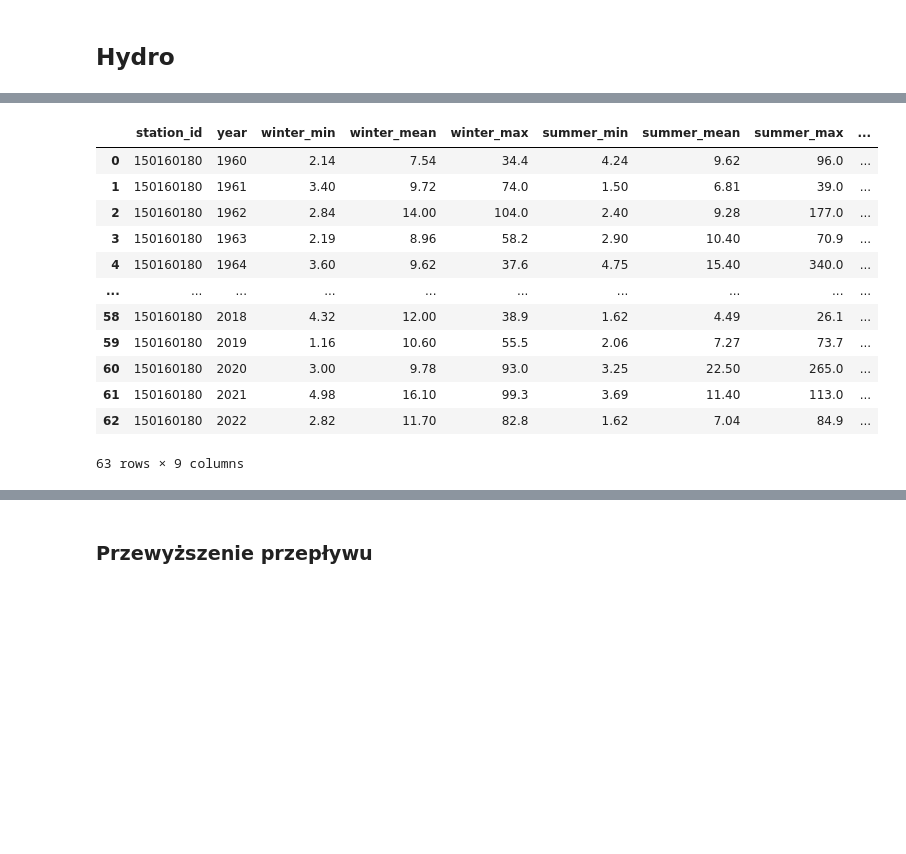
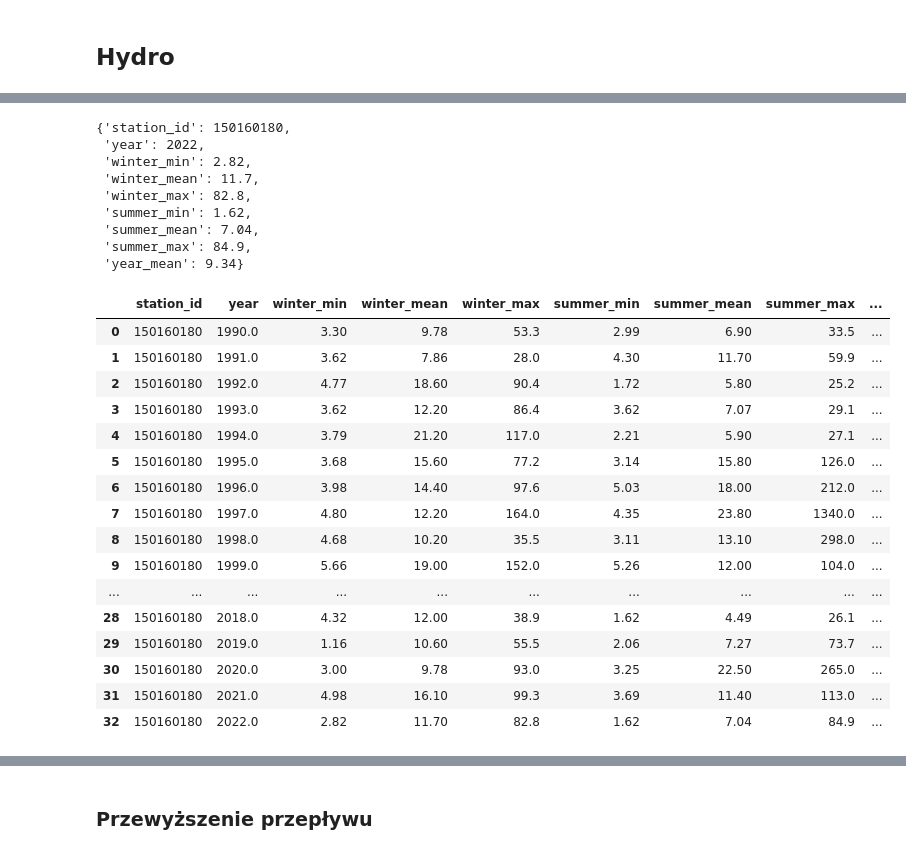
Before and after one commit to Daldek/IMGWTools, a Jupyter notebook: Notebooks/Stats.ipynb, the cells around one changed output, grey strips where cells are left out. Saved outputs shown, nothing was run; the diff lists cells and outputs as text; code cells hidden in the pictures; blank space fills up the shorter version.

```diff
--- a/Notebooks/Stats.ipynb
+++ b/Notebooks/Stats.ipynb
@@ -12,21 +108,37 @@ from hydro_stats import *
 # %%
 parameter = "Q"
 station = StationData(station_id=150160180, parameter=parameter)
-station.station_data_to_df(start_year=1960)
+station.station_data_to_dict(r"..\data\downloaded\dane_hydrologiczne\polroczne_i_roczne\2022\polr_Q_2022.csv")
 # %% [output]
-|  | station_id | year | winter_min | winter_mean | winter_max | summer_min | summer_mean | summer_max | ... |
-| 0 | 150160180 | 1960 | 2.14 | 7.54 | 34.4 | 4.24 | 9.62 | 96.0 | ... |
-| 1 | 150160180 | 1961 | 3.40 | 9.72 | 74.0 | 1.50 | 6.81 | 39.0 | ... |
-| 2 | 150160180 | 1962 | 2.84 | 14.00 | 104.0 | 2.40 | 9.28 | 177.0 | ... |
-| 3 | 150160180 | 1963 | 2.19 | 8.96 | 58.2 | 2.90 | 10.40 | 70.9 | ... |
-| 4 | 150160180 | 1964 | 3.60 | 9.62 | 37.6 | 4.75 | 15.40 | 340.0 | ... |
-| ... | ... | ... | ... | ... | ... | ... | ... | ... | ... |
-| 58 | 150160180 | 2018 | 4.32 | 12.00 | 38.9 | 1.62 | 4.49 | 26.1 | ... |
-| 59 | 150160180 | 2019 | 1.16 | 10.60 | 55.5 | 2.06 | 7.27 | 73.7 | ... |
-| 60 | 150160180 | 2020 | 3.00 | 9.78 | 93.0 | 3.25 | 22.50 | 265.0 | ... |
-| 61 | 150160180 | 2021 | 4.98 | 16.10 | 99.3 | 3.69 | 11.40 | 113.0 | ... |
-| 62 | 150160180 | 2022 | 2.82 | 11.70 | 82.8 | 1.62 | 7.04 | 84.9 | ... |
-63 rows × 9 columns
+{'station_id': 150160180,
+ 'year': 2022,
+ 'winter_min': 2.82,
+ 'winter_mean': 11.7,
+ 'winter_max': 82.8,
+ 'summer_min': 1.62,
+ 'summer_mean': 7.04,
+ 'summer_max': 84.9,
+ 'year_mean': 9.34}
+# %%
+station.station_data_to_df(start_year=1990, end_year=2023)
+# %% [output]
+|  | station_id | year | winter_min | winter_mean | winter_max | summer_min | summer_mean | summer_max | ... |
+| 0 | 150160180 | 1990.0 | 3.30 | 9.78 | 53.3 | 2.99 | 6.90 | 33.5 | ... |
+| 1 | 150160180 | 1991.0 | 3.62 | 7.86 | 28.0 | 4.30 | 11.70 | 59.9 | ... |
+| 2 | 150160180 | 1992.0 | 4.77 | 18.60 | 90.4 | 1.72 | 5.80 | 25.2 | ... |
+| 3 | 150160180 | 1993.0 | 3.62 | 12.20 | 86.4 | 3.62 | 7.07 | 29.1 | ... |
+| 4 | 150160180 | 1994.0 | 3.79 | 21.20 | 117.0 | 2.21 | 5.90 | 27.1 | ... |
+| 5 | 150160180 | 1995.0 | 3.68 | 15.60 | 77.2 | 3.14 | 15.80 | 126.0 | ... |
+| 6 | 150160180 | 1996.0 | 3.98 | 14.40 | 97.6 | 5.03 | 18.00 | 212.0 | ... |
+| 7 | 150160180 | 1997.0 | 4.80 | 12.20 | 164.0 | 4.35 | 23.80 | 1340.0 | ... |
+| 8 | 150160180 | 1998.0 | 4.68 | 10.20 | 35.5 | 3.11 | 13.10 | 298.0 | ... |
+| 9 | 150160180 | 1999.0 | 5.66 | 19.00 | 152.0 | 5.26 | 12.00 | 104.0 | ... |
+| ... | ... | ... | ... | ... | ... | ... | ... | ... | ... |
+| 28 | 150160180 | 2018.0 | 4.32 | 12.00 | 38.9 | 1.62 | 4.49 | 26.1 | ... |
+| 29 | 150160180 | 2019.0 | 1.16 | 10.60 | 55.5 | 2.06 | 7.27 | 73.7 | ... |
+| 30 | 150160180 | 2020.0 | 3.00 | 9.78 | 93.0 | 3.25 | 22.50 | 265.0 | ... |
+| 31 | 150160180 | 2021.0 | 4.98 | 16.10 | 99.3 | 3.69 | 11.40 | 113.0 | ... |
+| 32 | 150160180 | 2022.0 | 2.82 | 11.70 | 82.8 | 1.62 | 7.04 | 84.9 | ... |
 # %%
 station.basic_stats()
 # %% [output]
```
Also changed, not shown: parts of 15 cells of this notebook, 1 other file.
